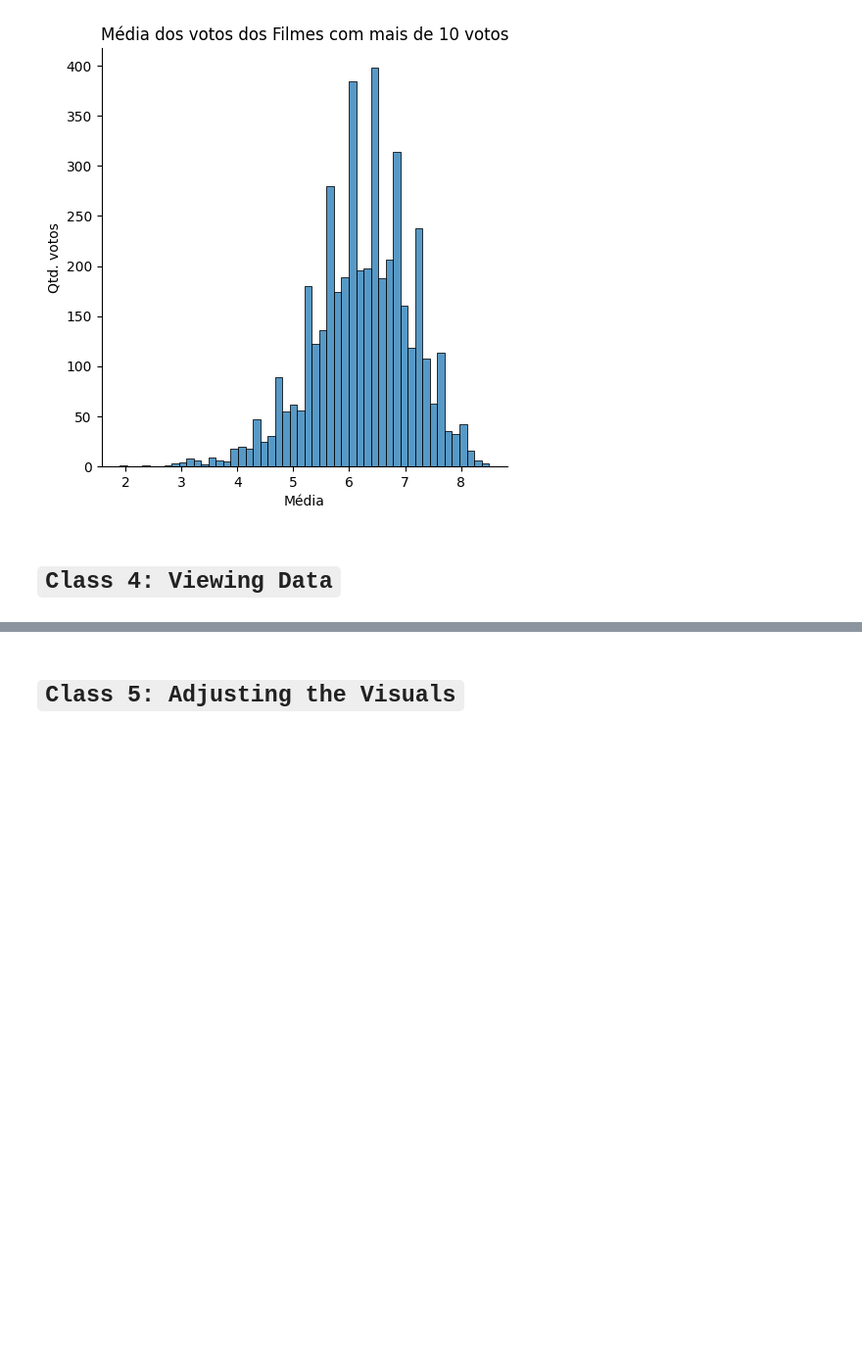
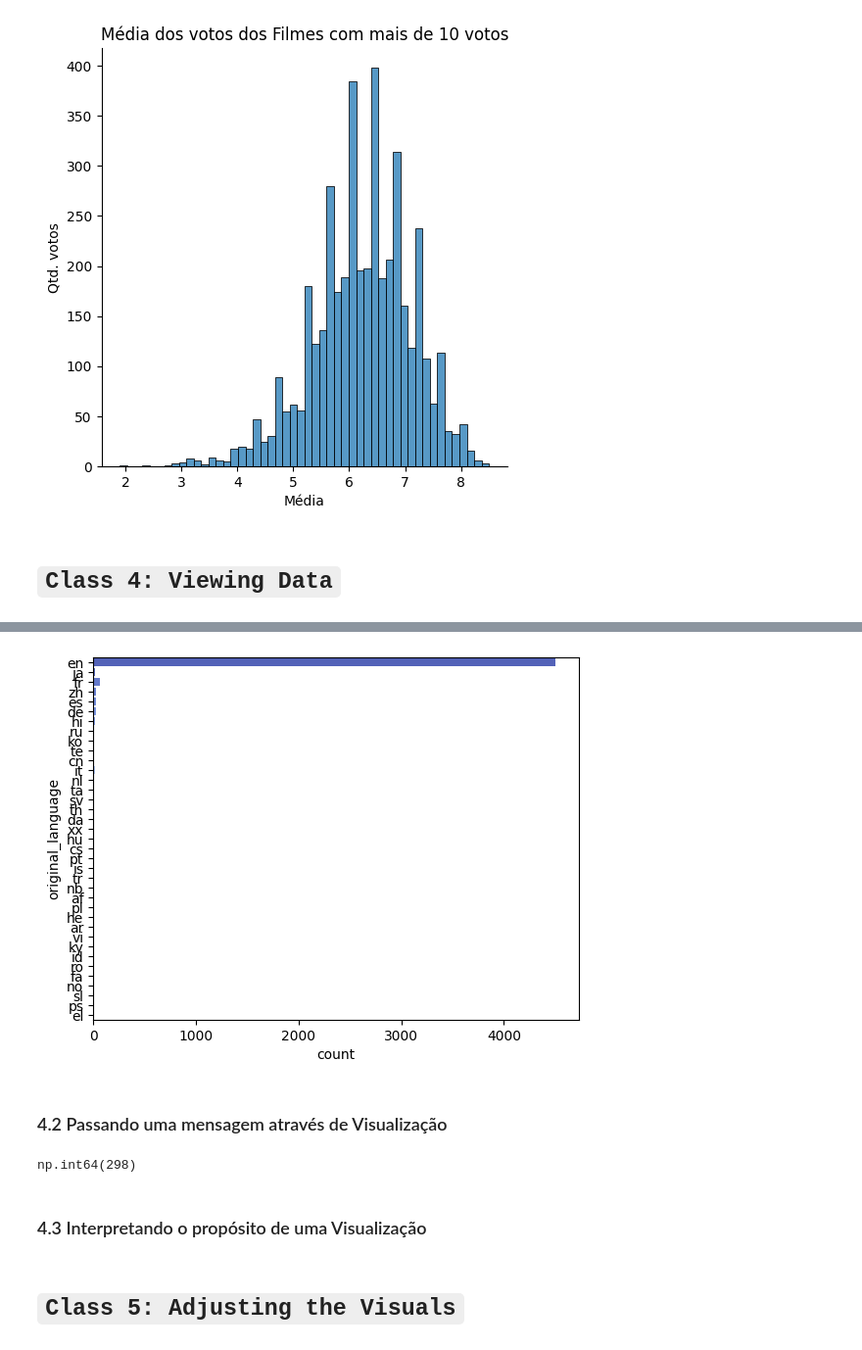
Before and after one commit to KaelDucatti/estudos-ds, a Jupyter notebook: data_science/explorando_analisando_dados/classes.ipynb, the cells around one changed output, grey strips where cells are left out. Shown at 98% size. Drawn from its saved outputs; the diff is of its cells as text; code cells hidden in the pictures; blank space fills up the shorter version.

```diff
--- a/data_science/explorando_analisando_dados/classes.ipynb
+++ b/data_science/explorando_analisando_dados/classes.ipynb
@@ -276,3 +304,30 @@ plt.show()
+# %%
+# Podemos fazer extamente a mesma coisa que fizemos na célula anterior com menos código da seguinte forma:
+ax = sns.countplot(
+    data=df_3,
+    y="original_language",
+    hue="original_language",
+    palette="coolwarm"
+)
+# %% [output]
+[figure, added]
+# %% [markdown]
+### 4.2 Passando uma mensagem através de Visualização
+# %%
+# Separando total de filme inglâs de não-inglês
+total_ingles = total_por_lingua.loc[0, "total"]
+
+# Somando valores da coluna total
+total_geral = total_por_lingua["total"].sum()
+
+# Subtração do total de  "outras linguas" pelo total de filmes em inglês
+total_resto = total_geral - total_ingles
+
+total_resto
+# %% [output]
+np.int64(298)
+# %% [markdown]
+### 4.3 Interpretando o propósito de uma Visualização
 # %% [markdown]
 # `Class 5: Adjusting the Visuals`
 # %% [markdown]
```
Also changed, not shown: parts of 2 cells of this notebook, 1 other file.
